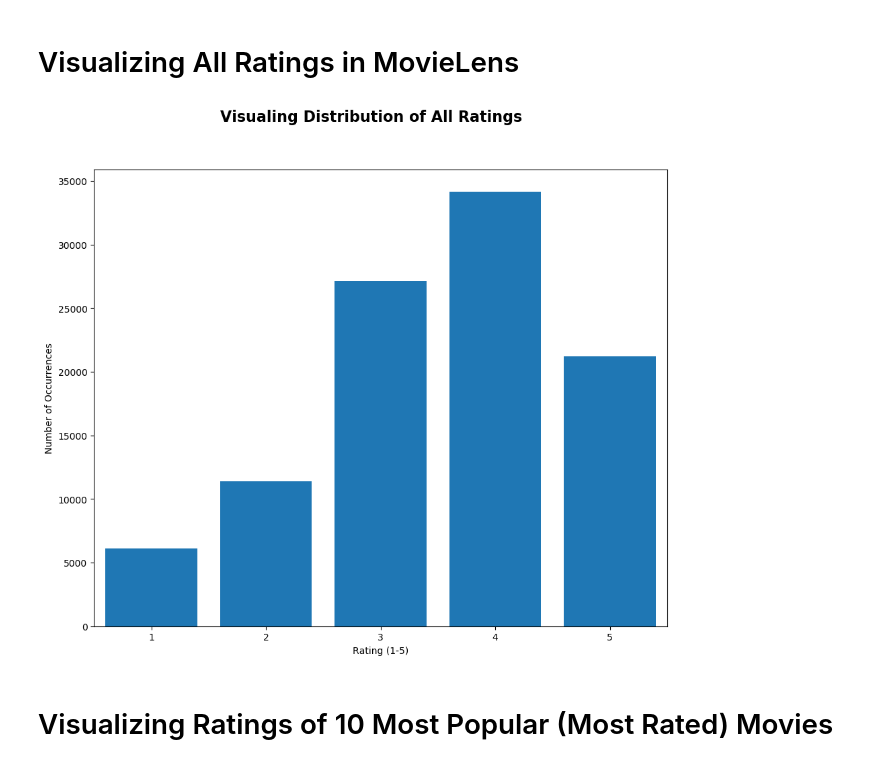
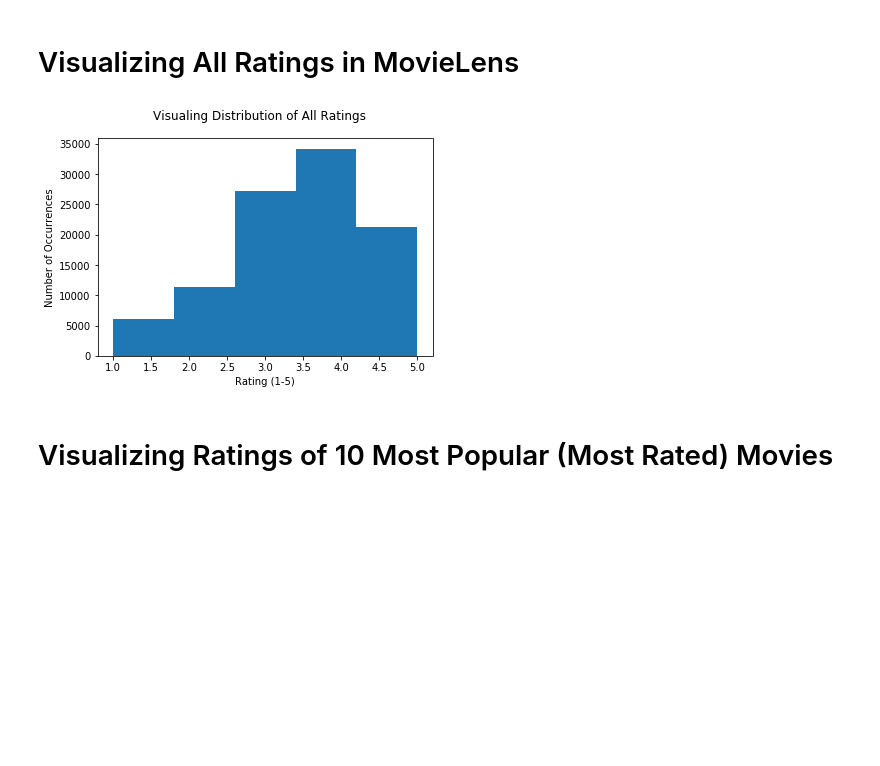
Before and after one commit to 18jeffreyma/cs155-visualization-miniproject, a Jupyter notebook: 4_basic_visualizations.ipynb, the cells around one changed output. Drawn from its saved outputs; the diff is of its cells as text; code cells hidden in the pictures; blank space fills up the shorter version.

```diff
--- a/4_basic_visualizations.ipynb
+++ b/4_basic_visualizations.ipynb
@@ -34,19 +34,16 @@ for index, row in movie_info.iterrows():
 # %% [markdown]
 # Visualizing All Ratings in MovieLens
 # %%
-plt.figure(figsize=(11, 9), dpi=100)
+plt.figure()
 
-unique, counts = np.unique(all_np[:,2], return_counts=True)
-plt.bar(unique, counts, width=0.8)
-plt.xlim((0.5,5.5))
-
-plt.suptitle("Visualing Distribution of All Ratings", fontsize=16, fontweight='bold')
+plt.hist(all_np[:,-1], bins=5)
+plt.suptitle("Visualing Distribution of All Ratings")
 plt.xlabel("Rating (1-5)")
 plt.ylabel("Number of Occurrences")
 
 plt.show()
 # %% [output]
-[figure, old version]
+[figure, new version]
 # %% [markdown]
 # Visualizing Ratings of 10 Most Popular (Most Rated) Movies
 # %% [markdown]
```
Also changed, not shown: parts of 5 cells of this notebook, 1 other file.
